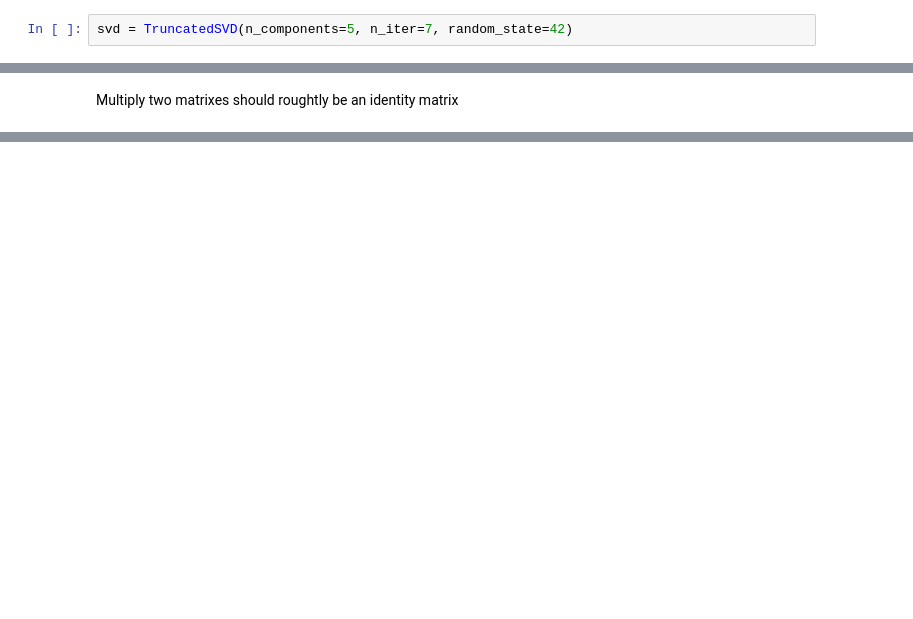
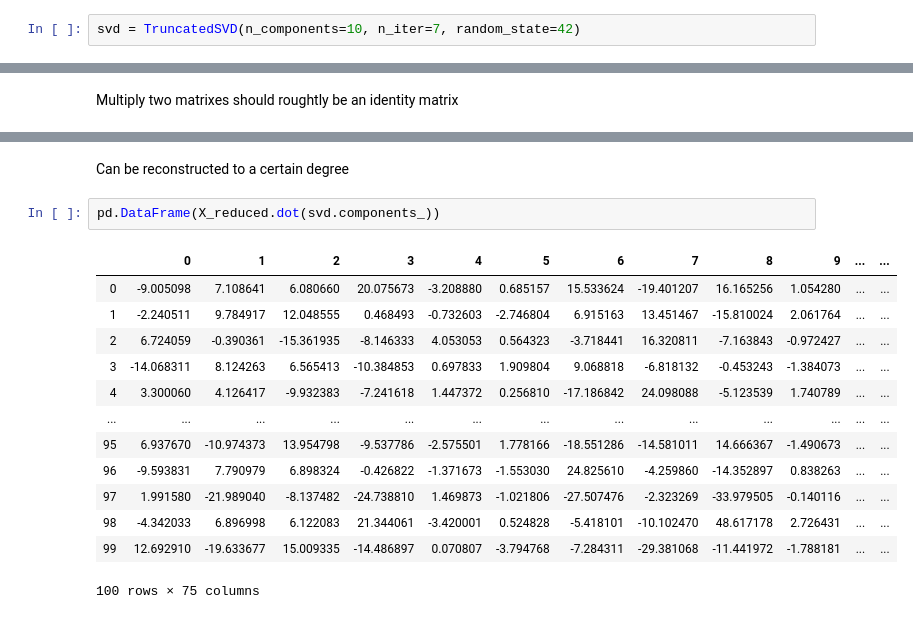
Before and after one commit to kanru-wang/notes, a Jupyter notebook: singular_value_decomposition.ipynb, the cells around one changed output, grey strips where cells are left out. Drawn from its saved outputs; the diff is of its cells as text; blank space fills up the shorter version.

```diff
--- a/singular_value_decomposition.ipynb
+++ b/singular_value_decomposition.ipynb
@@ -19,5 +22,5 @@ SVD fit and transform
 # %%
-svd = TruncatedSVD(n_components=5, n_iter=7, random_state=42)
+svd = TruncatedSVD(n_components=10, n_iter=7, random_state=42)
 # %%
 X_reduced = svd.fit_transform(X)
 # %% [markdown]
@@ -96,0 +151,19 @@ array([1.57665789, 1.56338171, 1.40235249, 1.40134898, 1.26083335])
+# %% [markdown]
+
+Can be reconstructed to a certain degree
+# %%
+pd.DataFrame(X_reduced.dot(svd.components_))
+# %% [output]
+|  | 0 | 1 | 2 | 3 | 4 | 5 | 6 | 7 | 8 | 9 | ... | ... |
+| 0 | -9.005098 | 7.108641 | 6.080660 | 20.075673 | -3.208880 | 0.685157 | 15.533624 | -19.401207 | 16.165256 | 1.054280 | ... | ... |
+| 1 | -2.240511 | 9.784917 | 12.048555 | 0.468493 | -0.732603 | -2.746804 | 6.915163 | 13.451467 | -15.810024 | 2.061764 | ... | ... |
+| 2 | 6.724059 | -0.390361 | -15.361935 | -8.146333 | 4.053053 | 0.564323 | -3.718441 | 16.320811 | -7.163843 | -0.972427 | ... | ... |
+| 3 | -14.068311 | 8.124263 | 6.565413 | -10.384853 | 0.697833 | 1.909804 | 9.068818 | -6.818132 | -0.453243 | -1.384073 | ... | ... |
+| 4 | 3.300060 | 4.126417 | -9.932383 | -7.241618 | 1.447372 | 0.256810 | -17.186842 | 24.098088 | -5.123539 | 1.740789 | ... | ... |
+| ... | ... | ... | ... | ... | ... | ... | ... | ... | ... | ... | ... | ... |
+| 95 | 6.937670 | -10.974373 | 13.954798 | -9.537786 | -2.575501 | 1.778166 | -18.551286 | -14.581011 | 14.666367 | -1.490673 | ... | ... |
+| 96 | -9.593831 | 7.790979 | 6.898324 | -0.426822 | -1.371673 | -1.553030 | 24.825610 | -4.259860 | -14.352897 | 0.838263 | ... | ... |
+| 97 | 1.991580 | -21.989040 | -8.137482 | -24.738810 | 1.469873 | -1.021806 | -27.507476 | -2.323269 | -33.979505 | -0.140116 | ... | ... |
+| 98 | -4.342033 | 6.896998 | 6.122083 | 21.344061 | -3.420001 | 0.524828 | -5.418101 | -10.102470 | 48.617178 | 2.726431 | ... | ... |
+| 99 | 12.692910 | -19.633677 | 15.009335 | -14.486897 | 0.070807 | -3.794768 | -7.284311 | -29.381068 | -11.441972 | -1.788181 | ... | ... |
+100 rows × 75 columns
```
Also changed, not shown: parts of 24 cells of this notebook.
